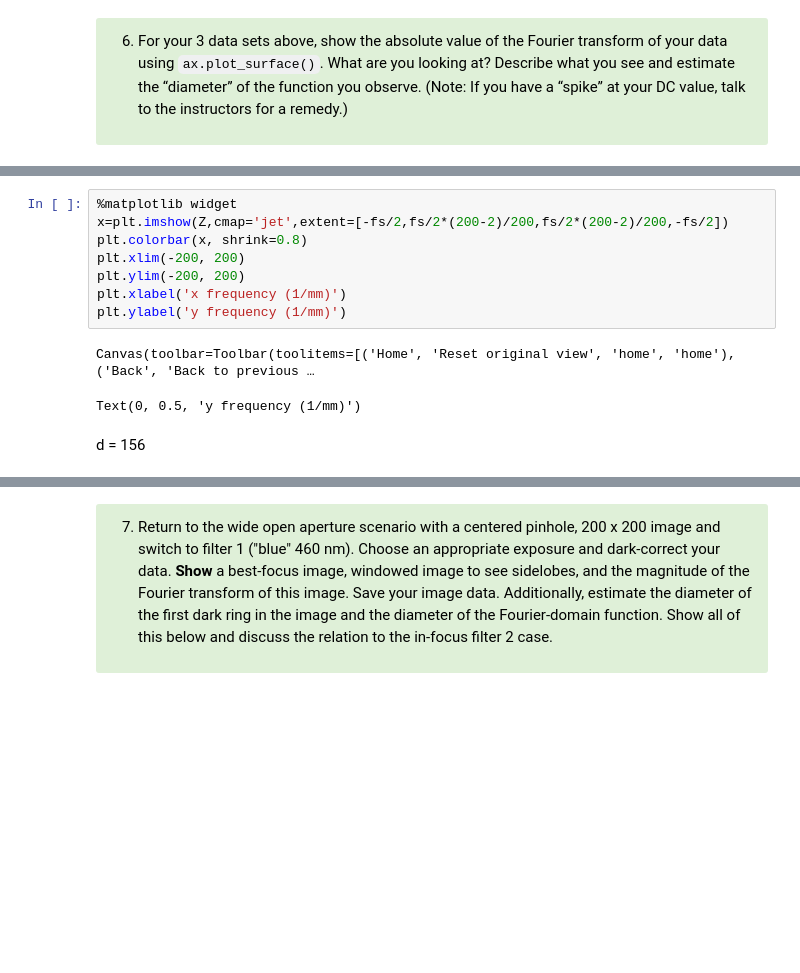
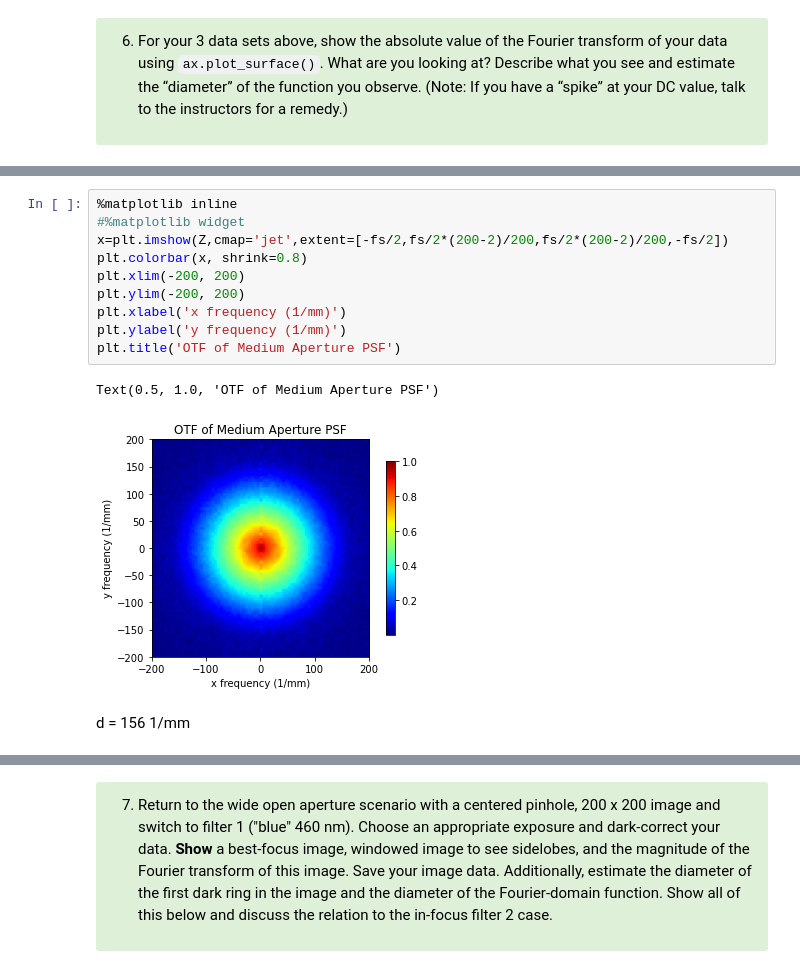
Before and after one commit to dishamishra/Labs_Imager, a Jupyter notebook: Lab3 Part2 (Clean).ipynb, the cells around one changed output, grey strips where cells are left out. Cells and saved outputs as stored; diff of their text form; blank space fills up the shorter version.

```diff
--- a/Lab3 Part2 (Clean).ipynb
+++ b/Lab3 Part2 (Clean).ipynb
@@ -423,14 +427,16 @@ plt.show()
 # %%
-%matplotlib widget
+%matplotlib inline
+#%matplotlib widget
 x=plt.imshow(Z,cmap='jet',extent=[-fs/2,fs/2*(200-2)/200,fs/2*(200-2)/200,-fs/2])
 plt.colorbar(x, shrink=0.8)
 plt.xlim(-200, 200)
 plt.ylim(-200, 200)
 plt.xlabel('x frequency (1/mm)')
 plt.ylabel('y frequency (1/mm)')
+plt.title('OTF of Medium Aperture PSF')
 # %% [output]
-Canvas(toolbar=Toolbar(toolitems=[('Home', 'Reset original view', 'home', 'home'), ('Back', 'Back to previous …
+Text(0.5, 1.0, 'OTF of Medium Aperture PSF')
-Text(0, 0.5, 'y frequency (1/mm)')
+[figure, added]
 # %% [markdown]
-d = 156
+d = 156 1/mm
 # %%
```
Also changed, not shown: parts of 17 cells of this notebook, 1 other file.
